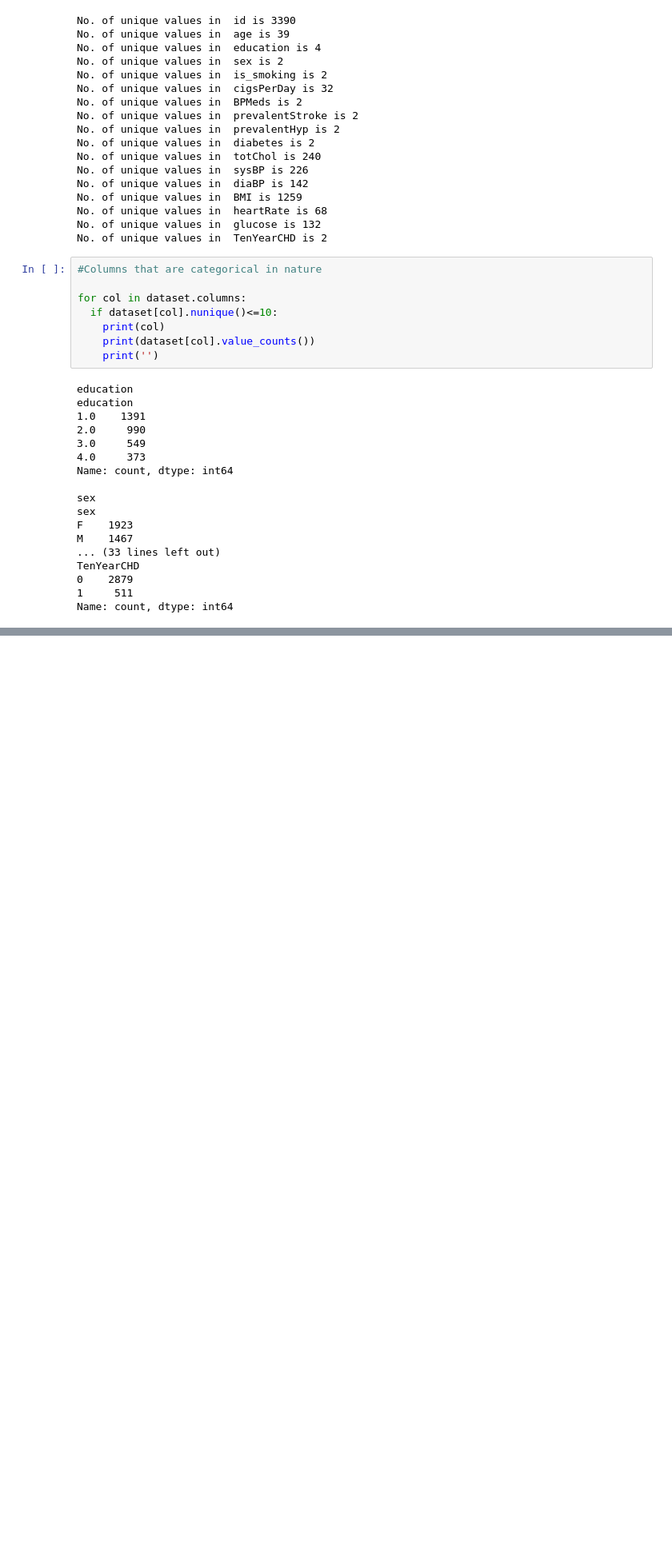
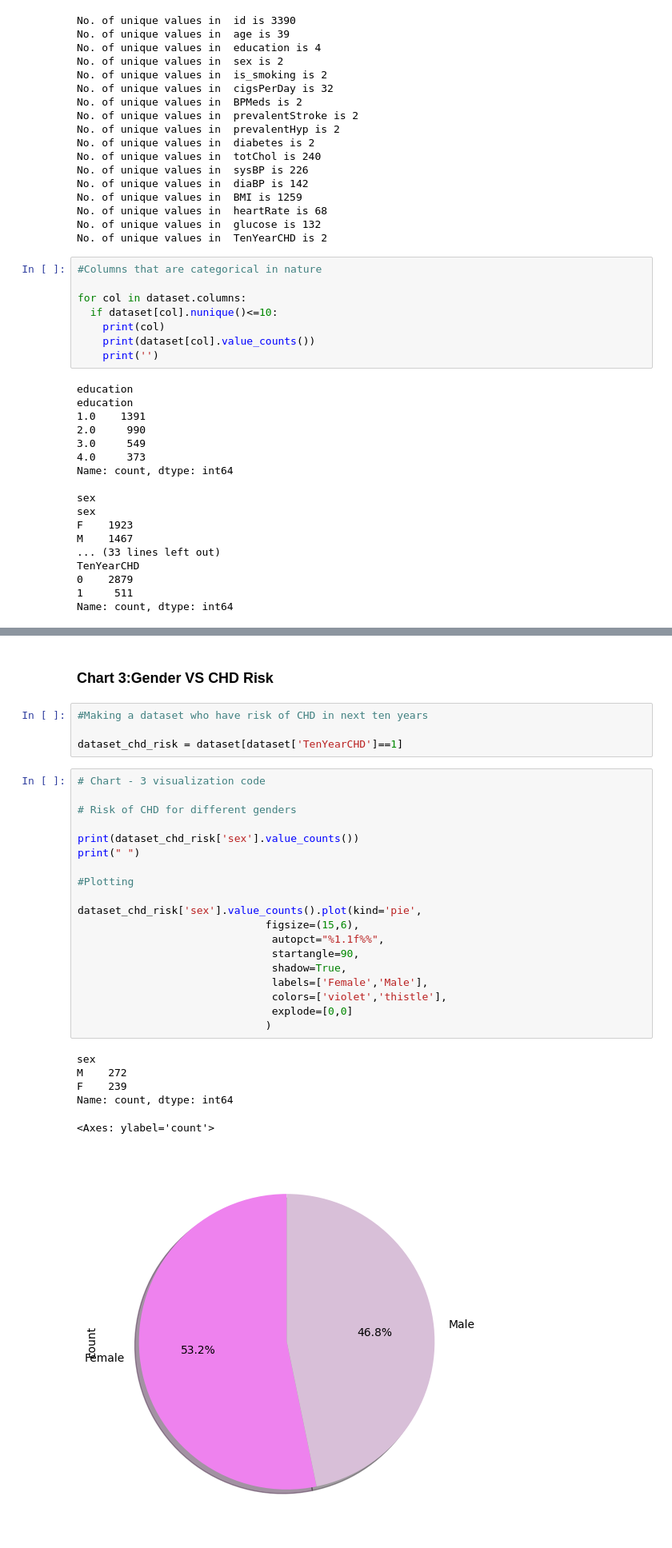
Before and after one commit to ideepakpal/Cardio-Vascular-Disease-Prediction, a Jupyter notebook: Cardiovascular-Classification.ipynb, the cells around one changed output, grey strips where cells are left out. Shown: that part at 80% size. Drawn from its saved outputs; the diff is of its cells as text; blank space fills up the shorter version.

```diff
--- a/Cardiovascular-Classification.ipynb
+++ b/Cardiovascular-Classification.ipynb
@@ -264,0 +360,32 @@ Name: count, dtype: int64
+# %% [markdown]
+### Chart 3:Gender VS CHD Risk
+# %%
+#Making a dataset who have risk of CHD in next ten years
+
+dataset_chd_risk = dataset[dataset['TenYearCHD']==1]
+# %%
+# Chart - 3 visualization code
+
+# Risk of CHD for different genders
+
+print(dataset_chd_risk['sex'].value_counts())
+print(" ")
+
+#Plotting
+
+dataset_chd_risk['sex'].value_counts().plot(kind='pie',
+                              figsize=(15,6),
+                               autopct="%1.1f%%",
+                               startangle=90,
+                               shadow=True,
+                               labels=['Female','Male'],
+                               colors=['violet','thistle'],
+                               explode=[0,0]
+                              )
+# %% [output]
+sex
+M    272
+F    239
+Name: count, dtype: int64
+<Axes: ylabel='count'>
+[figure, added]
```
Also changed, not shown: parts of 50 cells of this notebook.
